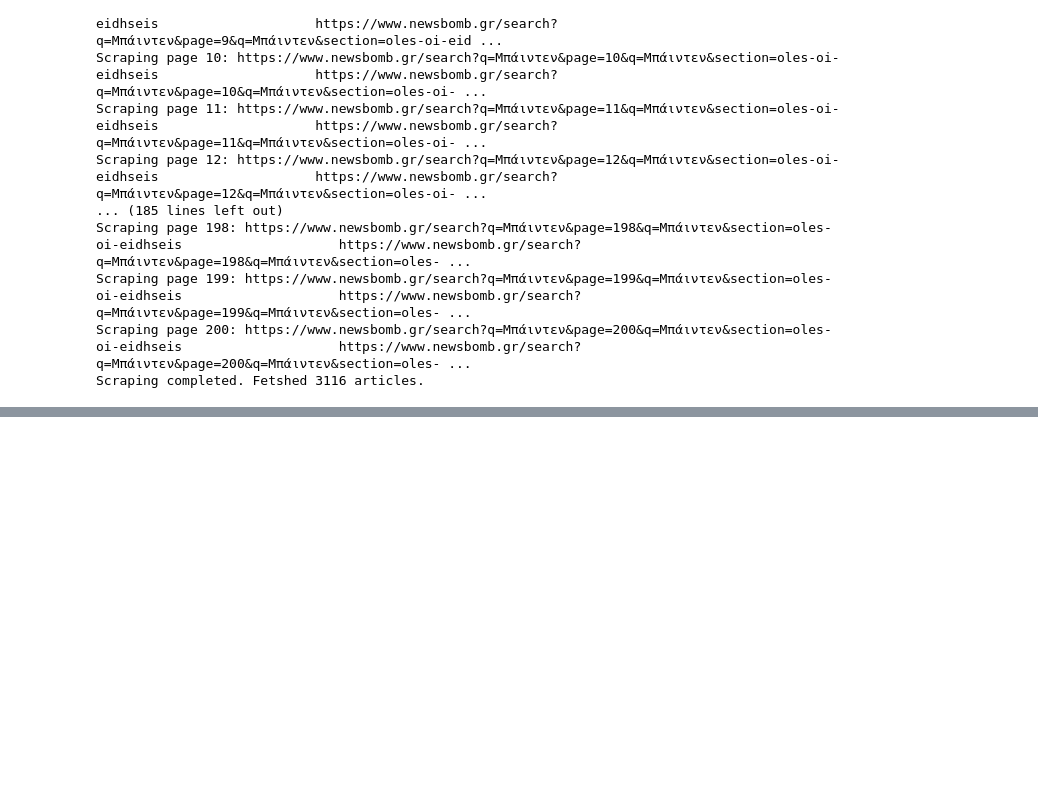
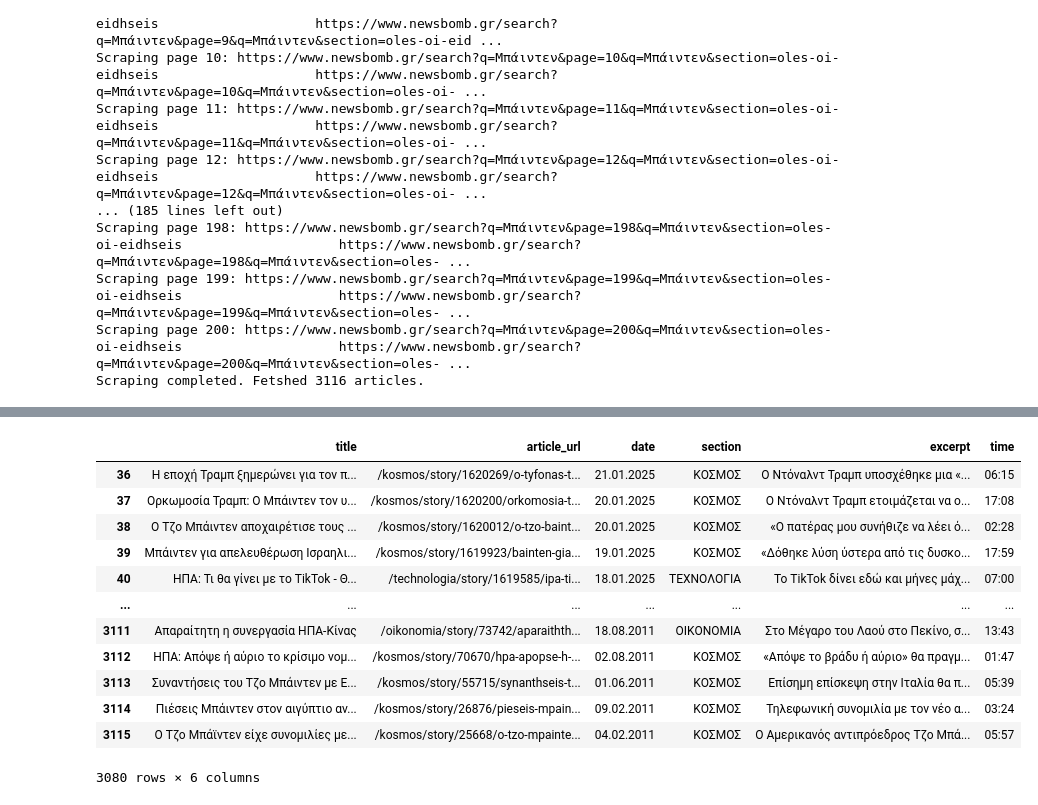
Before and after one commit to Manos-Mak120/Makrakis-Manos, a Jupyter notebook: Biden_2020(Scrapper).ipynb, the cells around one changed output, grey strips where cells are left out. Cells and saved outputs as stored; diff of their text form; code cells hidden in the pictures; blank space fills up the shorter version.

```diff
--- a/Biden_2020(Scrapper).ipynb
+++ b/Biden_2020(Scrapper).ipynb
@@ -155,0 +176,18 @@ print(len(biden_elections_2020_df))
+# %%
+biden_df['date'] = biden_df['date'].str.split(' - ').str[0]
+# %%
+biden_df
+# %% [output]
+|  | title | article_url | date | section | excerpt | time |
+| 36 | Η εποχή Τραμπ ξημερώνει για τον π... | /kosmos/story/1620269/o-tyfonas-t... | 21.01.2025 | ΚΟΣΜΟΣ | Ο Ντόναλντ Τραμπ υποσχέθηκε μια «... | 06:15 |
+| 37 | Ορκωμοσία Τραμπ: Ο Μπάιντεν τον υ... | /kosmos/story/1620200/orkomosia-t... | 20.01.2025 | ΚΟΣΜΟΣ | Ο Ντόναλντ Τραμπ ετοιμάζεται να ο... | 17:08 |
+| 38 | Ο Τζο Μπάιντεν αποχαιρέτισε τους ... | /kosmos/story/1620012/o-tzo-baint... | 20.01.2025 | ΚΟΣΜΟΣ | «Ο πατέρας μου συνήθιζε να λέει ό... | 02:28 |
+| 39 | Μπάιντεν για απελευθέρωση Ισραηλι... | /kosmos/story/1619923/bainten-gia... | 19.01.2025 | ΚΟΣΜΟΣ | «Δόθηκε λύση ύστερα από τις δυσκο... | 17:59 |
+| 40 | ΗΠΑ: Τι θα γίνει με το TikTok - Θ... | /technologia/story/1619585/ipa-ti... | 18.01.2025 | ΤΕΧΝΟΛΟΓΙΑ | Το TikTok δίνει εδώ και μήνες μάχ... | 07:00 |
+| ... | ... | ... | ... | ... | ... | ... |
+| 3111 | Απαραίτητη η συνεργασία ΗΠΑ-Κίνας | /oikonomia/story/73742/aparaithth... | 18.08.2011 | ΟΙΚΟΝΟΜΙΑ | Στο Μέγαρο του Λαού στο Πεκίνο, σ... | 13:43 |
+| 3112 | ΗΠΑ: Απόψε ή αύριο το κρίσιμο νομ... | /kosmos/story/70670/hpa-apopse-h-... | 02.08.2011 | ΚΟΣΜΟΣ | «Απόψε το βράδυ ή αύριο» θα πραγμ... | 01:47 |
+| 3113 | Συναντήσεις του Τζο Μπάιντεν με Ε... | /kosmos/story/55715/synanthseis-t... | 01.06.2011 | ΚΟΣΜΟΣ | Επίσημη επίσκεψη στην Ιταλία θα π... | 05:39 |
+| 3114 | Πιέσεις Μπάιντεν στον αιγύπτιο αν... | /kosmos/story/26876/pieseis-mpain... | 09.02.2011 | ΚΟΣΜΟΣ | Τηλεφωνική συνομιλία με τον νέο α... | 03:24 |
+| 3115 | O Τζο Μπάϊντεν είχε συνομιλίες με... | /kosmos/story/25668/o-tzo-mpainte... | 04.02.2011 | ΚΟΣΜΟΣ | Ο Αμερικανός αντιπρόεδρος Τζο Μπά... | 05:57 |
+3080 rows × 6 columns
```
Also changed, not shown: parts of 13 cells of this notebook.
